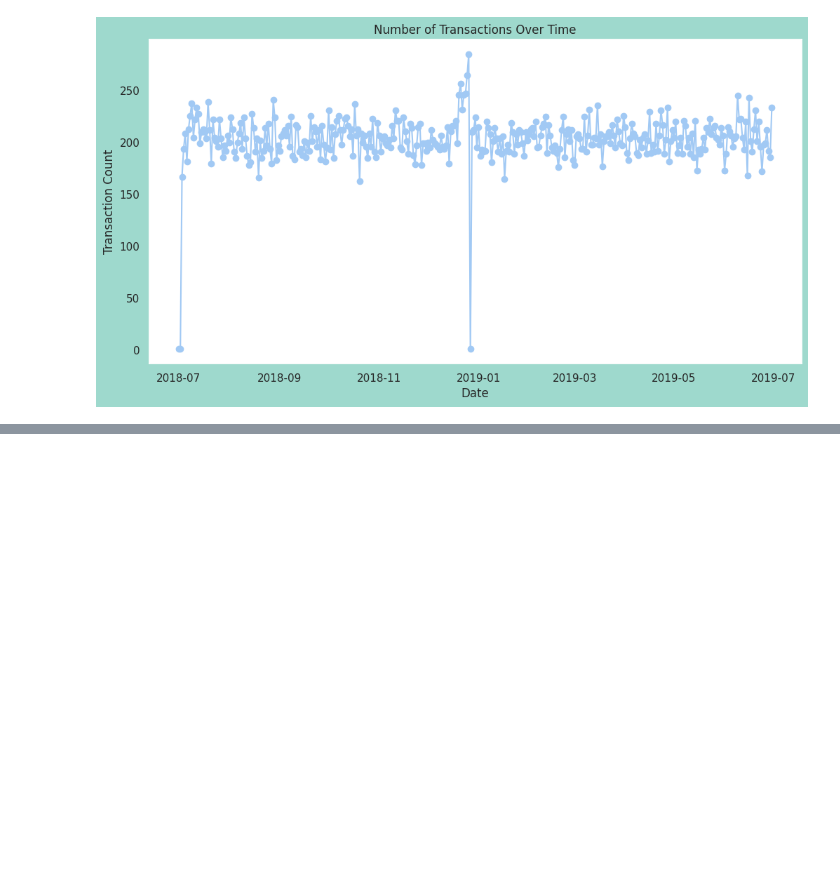
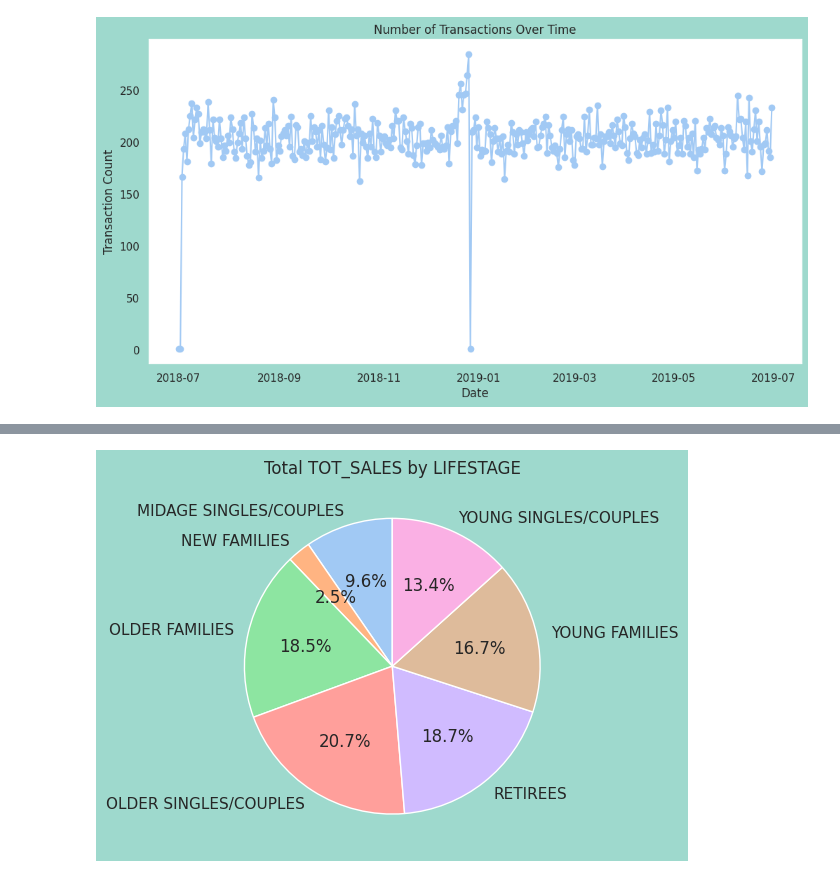
Before and after one commit to abdyraman/quantium, a Jupyter notebook: quantium.ipynb, the cells around one changed output, grey strips where cells are left out. Cells and saved outputs as stored; diff of their text form; code cells hidden in the pictures; blank space fills up the shorter version.

```diff
--- a/quantium.ipynb
+++ b/quantium.ipynb
@@ -328,0 +366,5 @@ NameError: ignored
+# %%
+joined_df = merged_df.merge(behaviors_df, how='left', on='LYLTY_CARD_NBR')
+# joined_df.dropna
+# joined_df.shape
+joined_df
@@ -328,0 +385,16 @@ NameError: ignored
+# %%
+import matplotlib.pyplot as plt
+
+def pie_data(df, column1, column2):
+    # Assuming column1 and column2 are valid columns in df
+    pie_data = df.groupby(column1)[column2].sum()
+
+    # Plotting the pie chart
+    plt.pie(pie_data, labels=pie_data.index, autopct='%1.1f%%', startangle=90)
+    plt.title(f'Total {column2} by {column1}')
+    plt.show()
+
+# Example usage
+pie_data(joined_df, 'LIFESTAGE', 'TOT_SALES')
+# %% [output]
+[figure, added]
```
Also changed, not shown: parts of 17 cells of this notebook.
